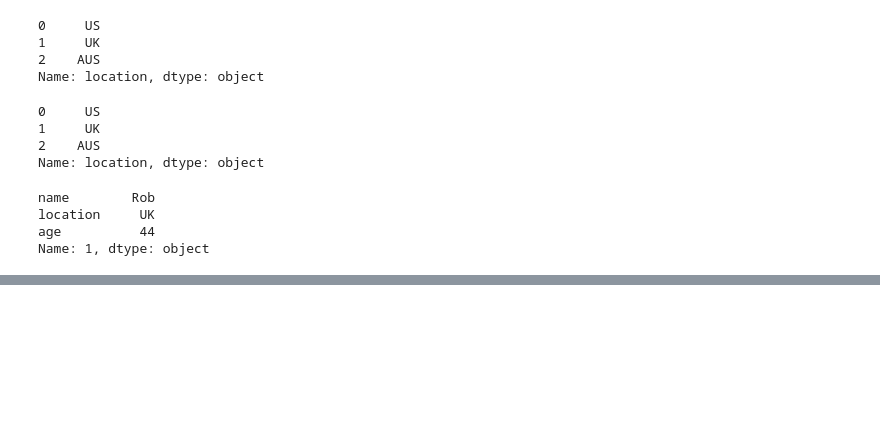
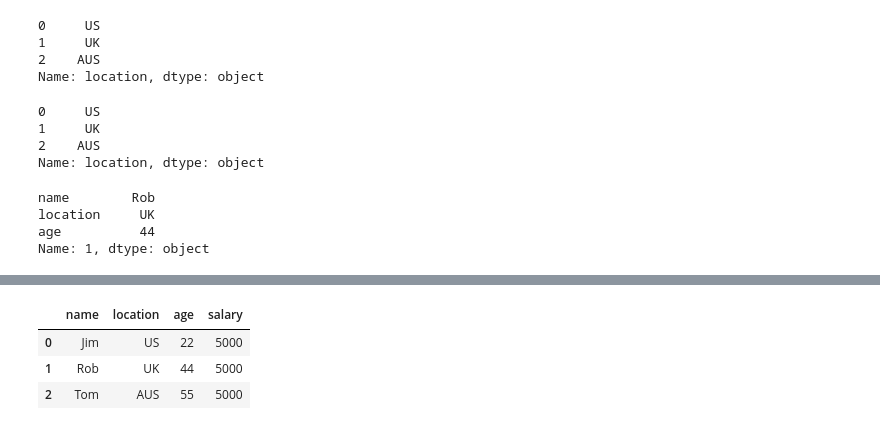
Before and after one commit to jenstem/data-analysis, a Jupyter notebook: Data Analysis/demo.ipynb, the cells around one changed output, grey strips where cells are left out. Saved outputs shown, nothing was run; the diff lists cells and outputs as text; code cells hidden in the pictures; blank space fills up the shorter version.

```diff
--- a/Data Analysis/demo.ipynb
+++ b/Data Analysis/demo.ipynb
@@ -420,0 +448,8 @@ Name: 1, dtype: object
+# %%
+frame.salary = 5000
+frame
+# %% [output]
+|  | name | location | age | salary |
+| 0 | Jim | US | 22 | 5000 |
+| 1 | Rob | UK | 44 | 5000 |
+| 2 | Tom | AUS | 55 | 5000 |
```
Also changed, not shown: parts of 6 cells of this notebook.
